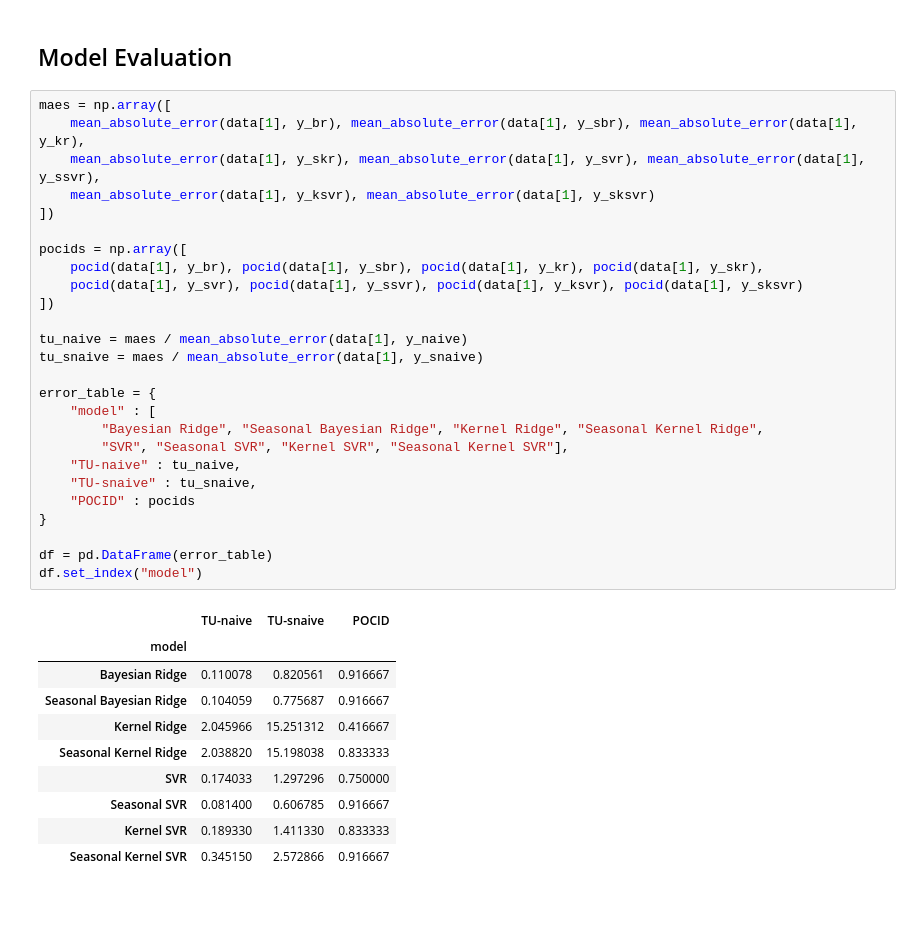
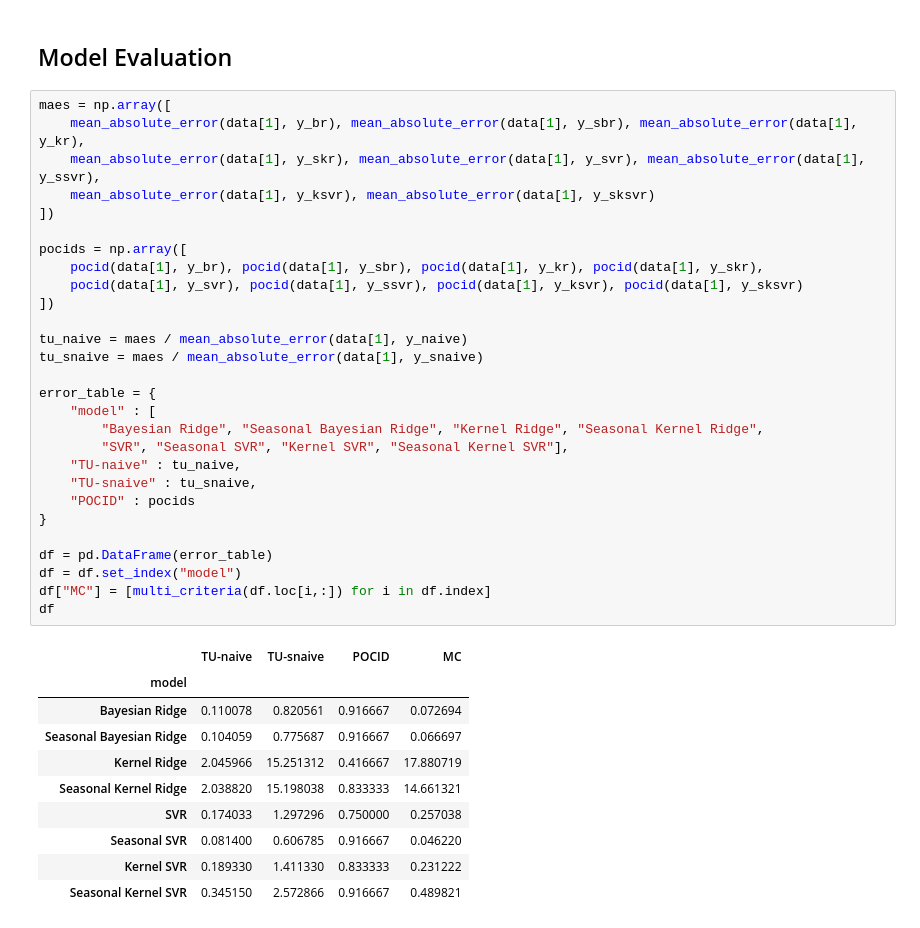
Before and after one commit to GDalforno/STL-Hybrid, a Jupyter notebook: EDA/OSVisit.ipynb, the cells around one changed output. Cells and saved outputs as stored; diff of their text form.

```diff
--- a/EDA/OSVisit.ipynb
+++ b/EDA/OSVisit.ipynb
@@ -163,37 +163,39 @@ plot_predictions(data[1], y_sksvr, "Seasonal Kernel SVR")
 # %%
 maes = np.array([
     mean_absolute_error(data[1], y_br), mean_absolute_error(data[1], y_sbr), mean_absolute_error(data[1], y_kr),
     mean_absolute_error(data[1], y_skr), mean_absolute_error(data[1], y_svr), mean_absolute_error(data[1], y_ssvr),
     mean_absolute_error(data[1], y_ksvr), mean_absolute_error(data[1], y_sksvr)
 ])
 
 pocids = np.array([
     pocid(data[1], y_br), pocid(data[1], y_sbr), pocid(data[1], y_kr), pocid(data[1], y_skr),
     pocid(data[1], y_svr), pocid(data[1], y_ssvr), pocid(data[1], y_ksvr), pocid(data[1], y_sksvr)
 ])
 
 tu_naive = maes / mean_absolute_error(data[1], y_naive)
 tu_snaive = maes / mean_absolute_error(data[1], y_snaive)
 
 error_table = {
     "model" : [
         "Bayesian Ridge", "Seasonal Bayesian Ridge", "Kernel Ridge", "Seasonal Kernel Ridge",
         "SVR", "Seasonal SVR", "Kernel SVR", "Seasonal Kernel SVR"],
     "TU-naive" : tu_naive,
     "TU-snaive" : tu_snaive,
     "POCID" : pocids
 }
 
 df = pd.DataFrame(error_table)
-df.set_index("model")
+df = df.set_index("model")
+df["MC"] = [multi_criteria(df.loc[i,:]) for i in df.index]
+df
 # %% [output]
-|  | TU-naive | TU-snaive | POCID |
-| model |  |  |  |
-| Bayesian Ridge | 0.110078 | 0.820561 | 0.916667 |
-| Seasonal Bayesian Ridge | 0.104059 | 0.775687 | 0.916667 |
-| Kernel Ridge | 2.045966 | 15.251312 | 0.416667 |
-| Seasonal Kernel Ridge | 2.038820 | 15.198038 | 0.833333 |
-| SVR | 0.174033 | 1.297296 | 0.750000 |
-| Seasonal SVR | 0.081400 | 0.606785 | 0.916667 |
-| Kernel SVR | 0.189330 | 1.411330 | 0.833333 |
-| Seasonal Kernel SVR | 0.345150 | 2.572866 | 0.916667 |
+|  | TU-naive | TU-snaive | POCID | MC |
+| model |  |  |  |  |
+| Bayesian Ridge | 0.110078 | 0.820561 | 0.916667 | 0.072694 |
+| Seasonal Bayesian Ridge | 0.104059 | 0.775687 | 0.916667 | 0.066697 |
+| Kernel Ridge | 2.045966 | 15.251312 | 0.416667 | 17.880719 |
+| Seasonal Kernel Ridge | 2.038820 | 15.198038 | 0.833333 | 14.661321 |
+| SVR | 0.174033 | 1.297296 | 0.750000 | 0.257038 |
+| Seasonal SVR | 0.081400 | 0.606785 | 0.916667 | 0.046220 |
+| Kernel SVR | 0.189330 | 1.411330 | 0.833333 | 0.231222 |
+| Seasonal Kernel SVR | 0.345150 | 2.572866 | 0.916667 | 0.489821 |
```
Also changed, not shown: parts of 1 cell of this notebook, 14 other files.
